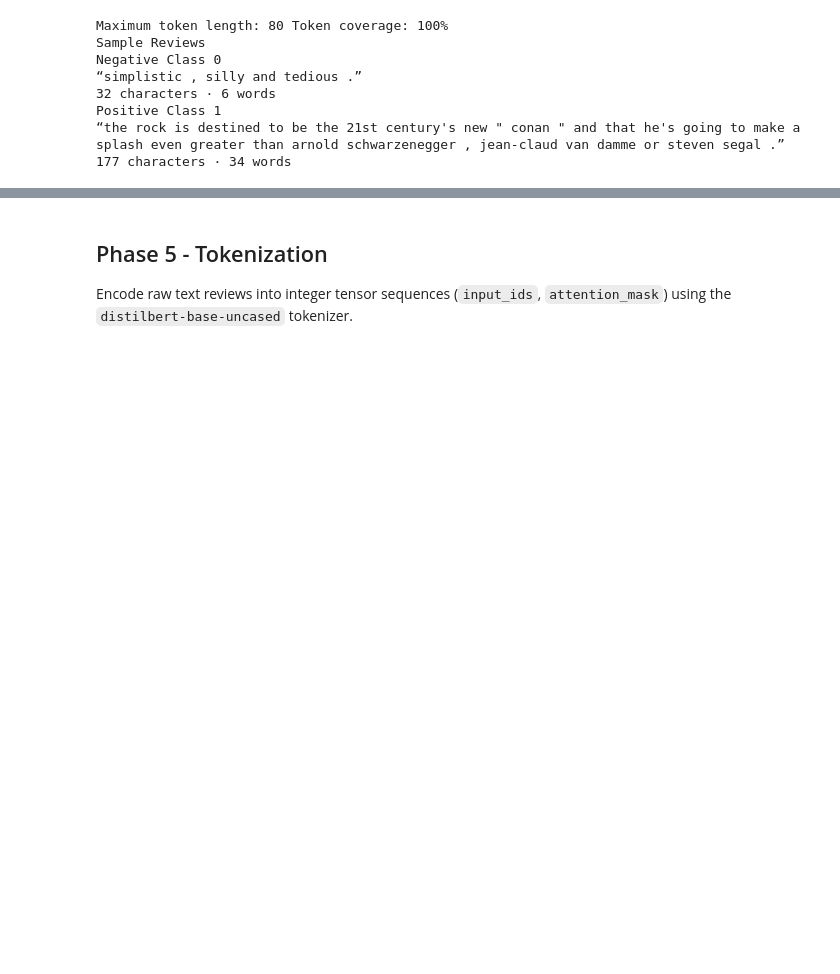
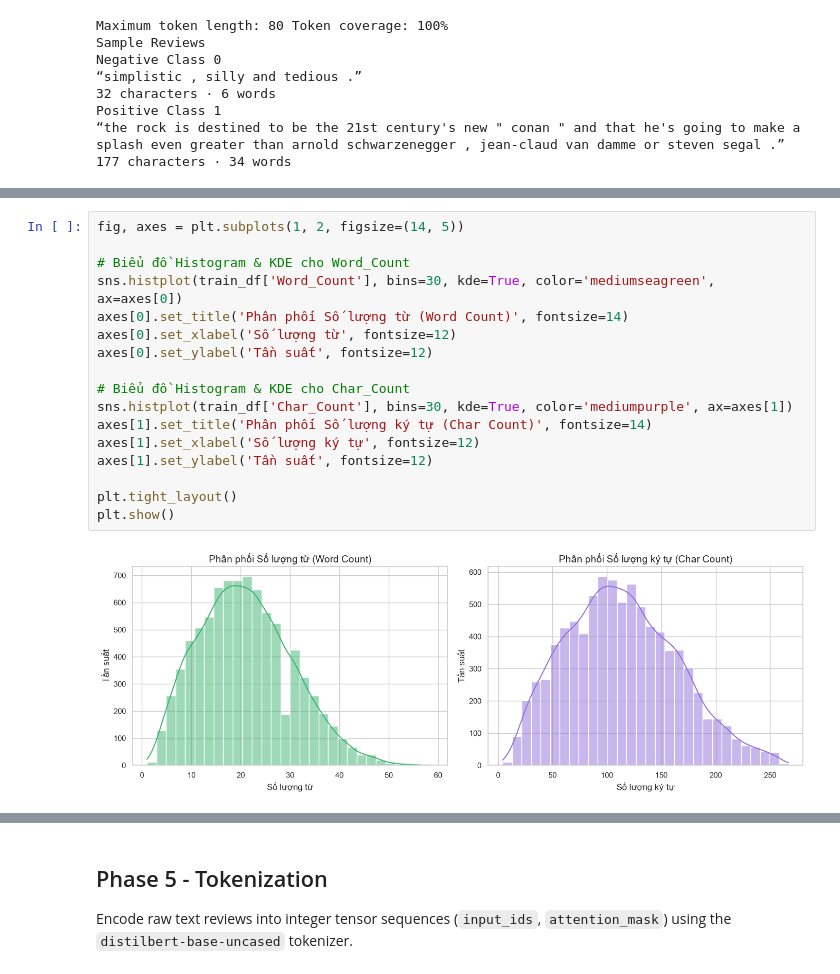
Before and after one commit to TiCoder-coder/TOTAL_LABPARACTICE_FOR_DEEP_LEARNING, a Jupyter notebook: total_practice/practice_3/notebook_practice_3/practice_3.ipynb, the cells around one changed output, grey strips where cells are left out. Saved outputs shown, nothing was run; the diff lists cells and outputs as text; blank space fills up the shorter version.

```diff
--- a/total_practice/practice_3/notebook_practice_3/practice_3.ipynb
+++ b/total_practice/practice_3/notebook_practice_3/practice_3.ipynb
@@ -221,0 +364,19 @@ Positive Class 1
+# %%
+fig, axes = plt.subplots(1, 2, figsize=(14, 5))
+
+# Biểu đồ Histogram & KDE cho Word_Count
+sns.histplot(train_df['Word_Count'], bins=30, kde=True, color='mediumseagreen', ax=axes[0])
+axes[0].set_title('Phân phối Số lượng từ (Word Count)', fontsize=14)
+axes[0].set_xlabel('Số lượng từ', fontsize=12)
+axes[0].set_ylabel('Tần suất', fontsize=12)
+
+# Biểu đồ Histogram & KDE cho Char_Count
+sns.histplot(train_df['Char_Count'], bins=30, kde=True, color='mediumpurple', ax=axes[1])
+axes[1].set_title('Phân phối Số lượng ký tự (Char Count)', fontsize=14)
+axes[1].set_xlabel('Số lượng ký tự', fontsize=12)
+axes[1].set_ylabel('Tần suất', fontsize=12)
+
+plt.tight_layout()
+plt.show()
+# %% [output]
+[figure, added]
```
Also changed, not shown: parts of 31 cells of this notebook.
